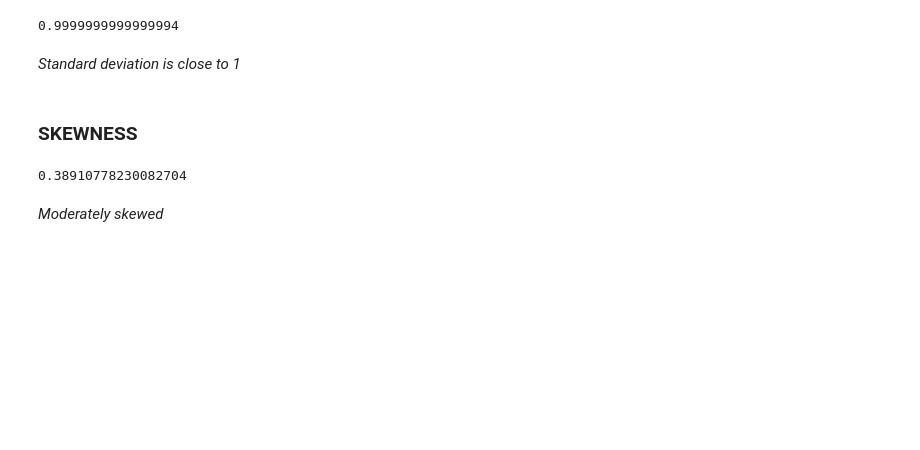
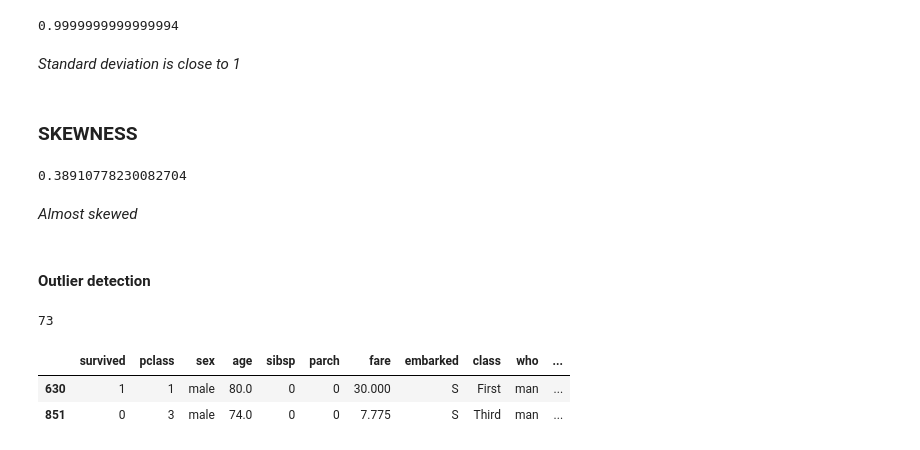
Before and after one commit to NityaVerma19/DSMP, a Jupyter notebook: Probablilty Distribution/Normal_dist.ipynb, the cells around one changed output. Drawn from its saved outputs; the diff is of its cells as text; code cells hidden in the pictures; blank space fills up the shorter version.

Commit message:
Outlier detection

```diff
--- a/Probablilty Distribution/Normal_dist.ipynb
+++ b/Probablilty Distribution/Normal_dist.ipynb
@@ -93,4 +93,21 @@ df2['age'].skew()
 # %% [output]
 0.38910778230082704
 # %% [markdown]
-*Moderately skewed*
+*Almost skewed*
+# %% [markdown]
+#### Outlier detection
+# %%
+upper = df2['age'].mean() + 3 * df2['age'].std()
+
+lower = df2['age'].mean() - 3 * df2['age'].std()
+# %%
+int(upper)
+# %% [output]
+73
+# %%
+outlier = df2[(df2['age'] > upper) | (df2['age'] < lower)]
+outlier
+# %% [output]
+|  | survived | pclass | sex | age | sibsp | parch | fare | embarked | class | who | ... |
+| 630 | 1 | 1 | male | 80.0 | 0 | 0 | 30.000 | S | First | man | ... |
+| 851 | 0 | 3 | male | 74.0 | 0 | 0 | 7.775 | S | Third | man | ... |
```
